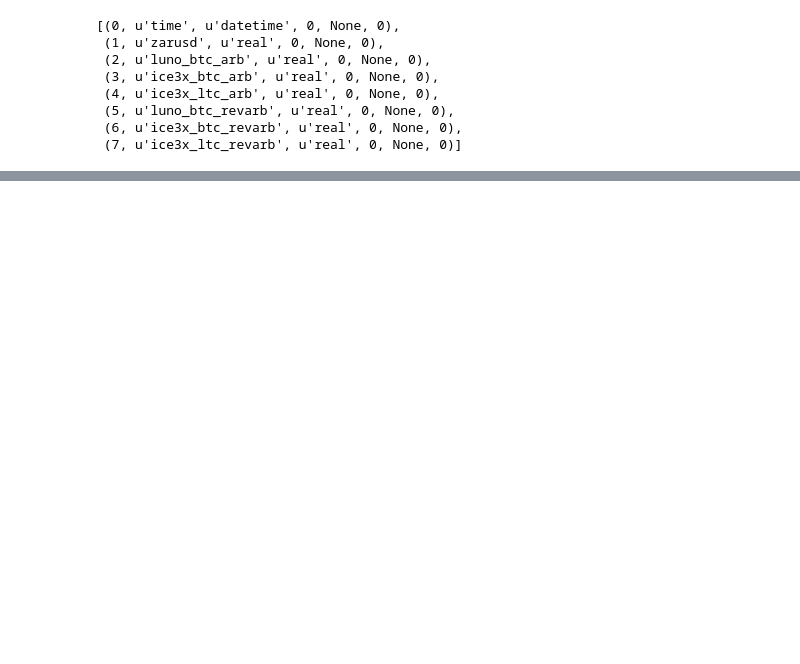
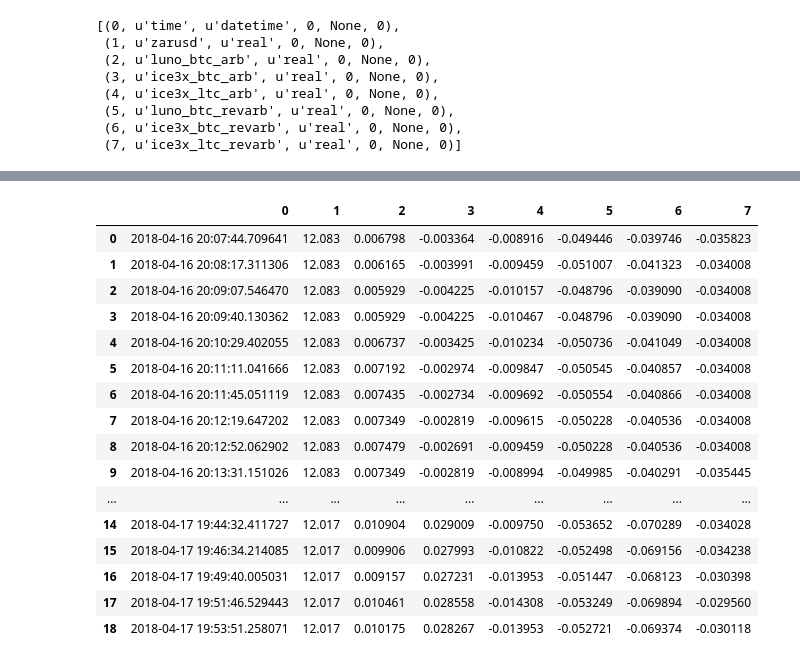
Before and after one commit to CBChurch/PyBot, a Jupyter notebook: SQLite_Investigation.ipynb, the cells around one changed output, grey strips where cells are left out. Cells and saved outputs as stored; diff of their text form; code cells hidden in the pictures; blank space fills up the shorter version.

```diff
--- a/SQLite_Investigation.ipynb
+++ b/SQLite_Investigation.ipynb
@@ -50,0 +57,24 @@ data[0][5:]
+# %%
+data = c.execute("SELECT * FROM arb WHERE time >= datetime('now','localtime','-1 days')").fetchall()
+# %%
+data = pd.DataFrame(data)
+# %%
+data
+# %% [output]
+|  | 0 | 1 | 2 | 3 | 4 | 5 | 6 | 7 |
+| 0 | 2018-04-16 20:07:44.709641 | 12.083 | 0.006798 | -0.003364 | -0.008916 | -0.049446 | -0.039746 | -0.035823 |
+| 1 | 2018-04-16 20:08:17.311306 | 12.083 | 0.006165 | -0.003991 | -0.009459 | -0.051007 | -0.041323 | -0.034008 |
+| 2 | 2018-04-16 20:09:07.546470 | 12.083 | 0.005929 | -0.004225 | -0.010157 | -0.048796 | -0.039090 | -0.034008 |
+| 3 | 2018-04-16 20:09:40.130362 | 12.083 | 0.005929 | -0.004225 | -0.010467 | -0.048796 | -0.039090 | -0.034008 |
+| 4 | 2018-04-16 20:10:29.402055 | 12.083 | 0.006737 | -0.003425 | -0.010234 | -0.050736 | -0.041049 | -0.034008 |
+| 5 | 2018-04-16 20:11:11.041666 | 12.083 | 0.007192 | -0.002974 | -0.009847 | -0.050545 | -0.040857 | -0.034008 |
+| 6 | 2018-04-16 20:11:45.051119 | 12.083 | 0.007435 | -0.002734 | -0.009692 | -0.050554 | -0.040866 | -0.034008 |
+| 7 | 2018-04-16 20:12:19.647202 | 12.083 | 0.007349 | -0.002819 | -0.009615 | -0.050228 | -0.040536 | -0.034008 |
+| 8 | 2018-04-16 20:12:52.062902 | 12.083 | 0.007479 | -0.002691 | -0.009459 | -0.050228 | -0.040536 | -0.034008 |
+| 9 | 2018-04-16 20:13:31.151026 | 12.083 | 0.007349 | -0.002819 | -0.008994 | -0.049985 | -0.040291 | -0.035445 |
+| ... | ... | ... | ... | ... | ... | ... | ... | ... |
+| 14 | 2018-04-17 19:44:32.411727 | 12.017 | 0.010904 | 0.029009 | -0.009750 | -0.053652 | -0.070289 | -0.034028 |
+| 15 | 2018-04-17 19:46:34.214085 | 12.017 | 0.009906 | 0.027993 | -0.010822 | -0.052498 | -0.069156 | -0.034238 |
+| 16 | 2018-04-17 19:49:40.005031 | 12.017 | 0.009157 | 0.027231 | -0.013953 | -0.051447 | -0.068123 | -0.030398 |
+| 17 | 2018-04-17 19:51:46.529443 | 12.017 | 0.010461 | 0.028558 | -0.014308 | -0.053249 | -0.069894 | -0.029560 |
+| 18 | 2018-04-17 19:53:51.258071 | 12.017 | 0.010175 | 0.028267 | -0.013953 | -0.052721 | -0.069374 | -0.030118 |
```
Also changed, not shown: parts of 6 cells of this notebook, 8 other files.
